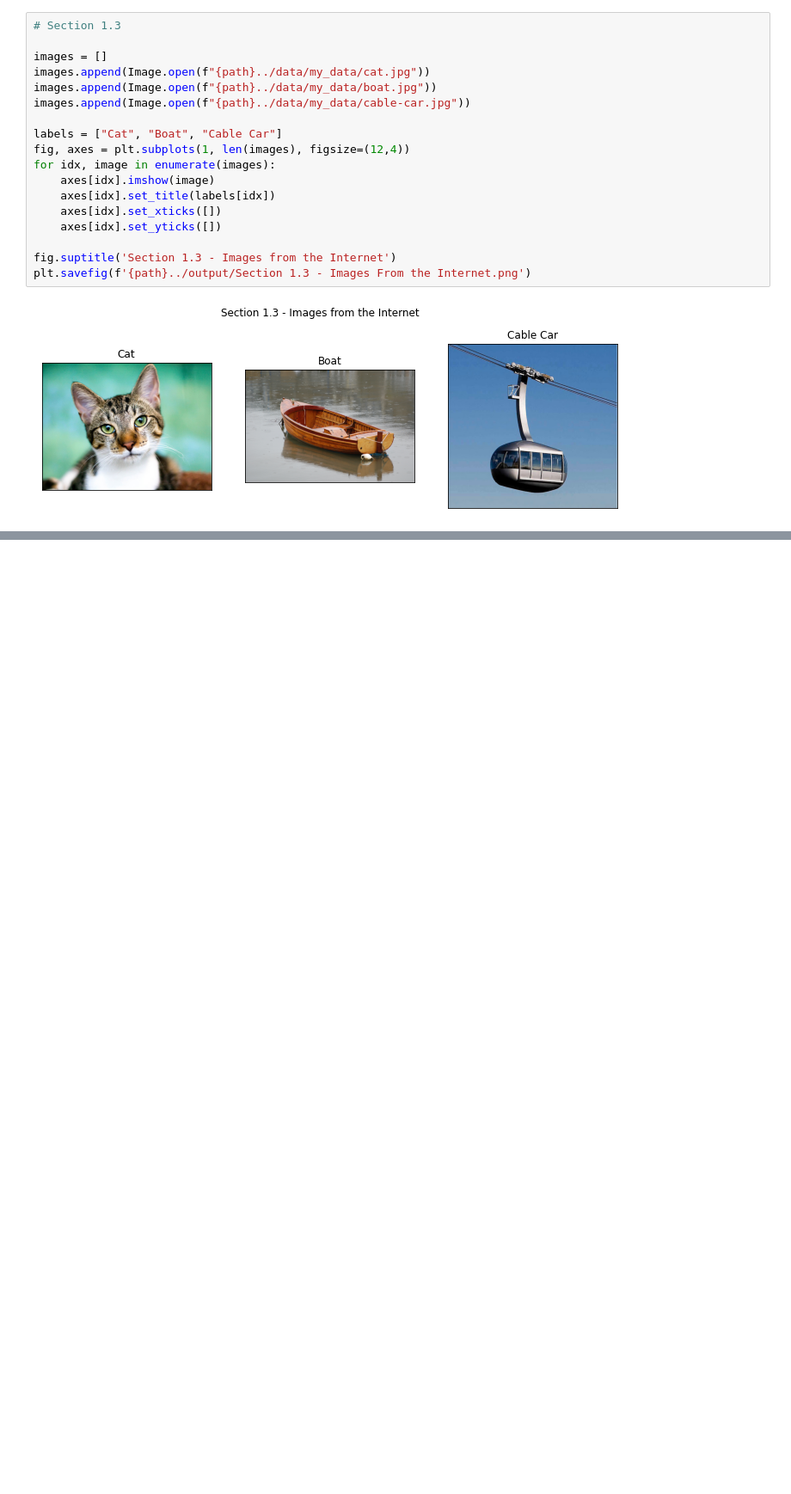
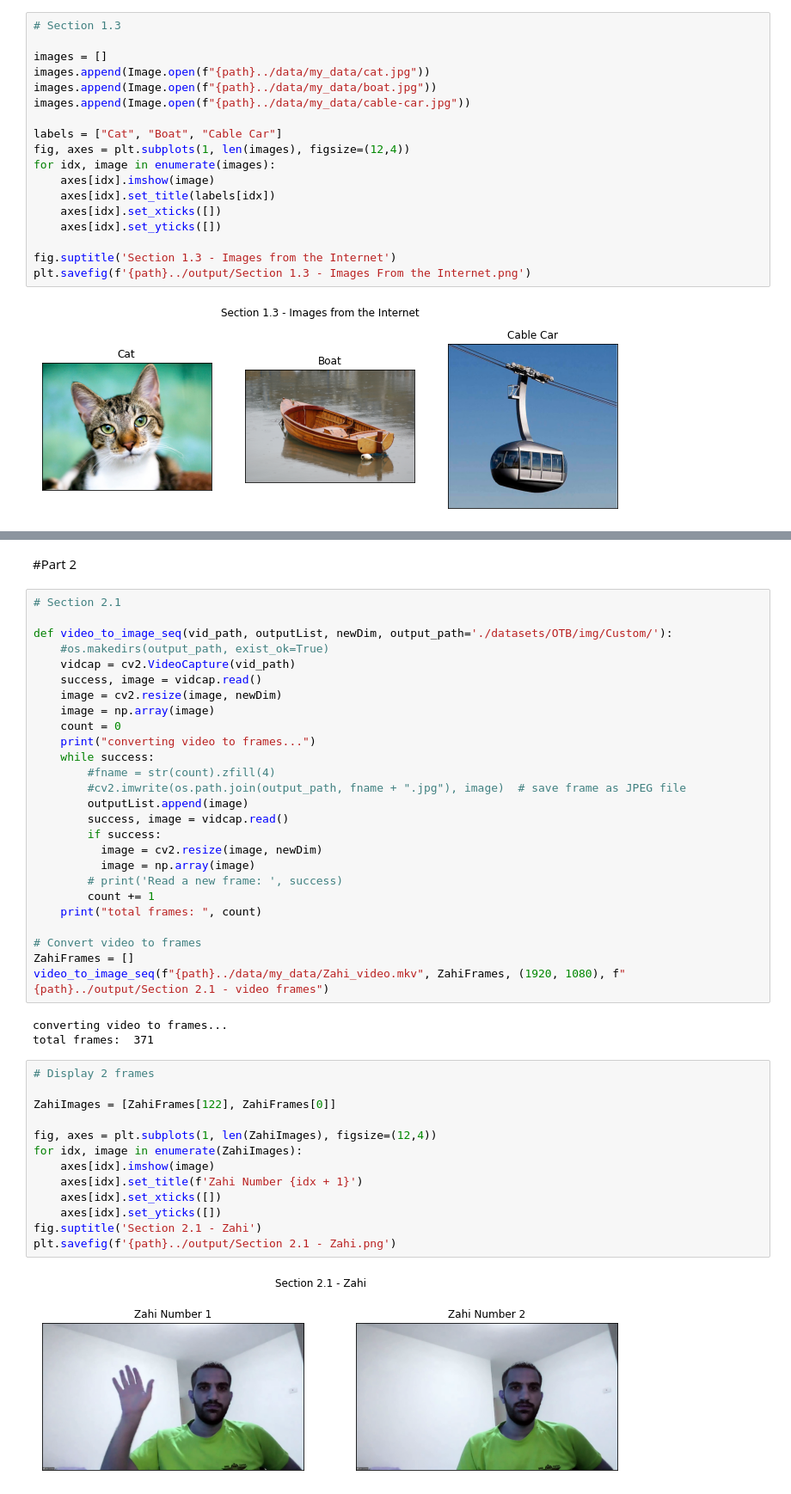
Before and after one commit to AnElectricalEngineer/Computer-Vision-HW-3, a Jupyter notebook: code/ee046746_hw3_332708007_204525612.ipynb, the cells around one changed output, grey strips where cells are left out. Shown at 86% size. Cells and saved outputs as stored; diff of their text form; blank space fills up the shorter version.

```diff
--- a/code/ee046746_hw3_332708007_204525612.ipynb
+++ b/code/ee046746_hw3_332708007_204525612.ipynb
@@ -167,0 +306,46 @@ Using cache found in /root/.cache/torch/hub/pytorch_vision_v0.5.0
+# %% [markdown]
+#Part 2
+# %%
+# Section 2.1
+
+def video_to_image_seq(vid_path, outputList, newDim, output_path='./datasets/OTB/img/Custom/'):
+    #os.makedirs(output_path, exist_ok=True)
+    vidcap = cv2.VideoCapture(vid_path)
+    success, image = vidcap.read()
+    image = cv2.resize(image, newDim)
+    image = np.array(image)
+    count = 0
+    print("converting video to frames...")
+    while success:
+        #fname = str(count).zfill(4)
+        #cv2.imwrite(os.path.join(output_path, fname + ".jpg"), image)  # save frame as JPEG file
+        outputList.append(image)
+        success, image = vidcap.read()
+        if success:
+          image = cv2.resize(image, newDim)
+          image = np.array(image)
+        # print('Read a new frame: ', success)
+        count += 1
+    print("total frames: ", count)
+
+# Convert video to frames
+ZahiFrames = []
+video_to_image_seq(f"{path}../data/my_data/Zahi_video.mkv", ZahiFrames, (1920, 1080), f"{path}../output/Section 2.1 - video frames")
+# %% [output]
+converting video to frames...
+total frames:  371
+# %%
+# Display 2 frames
+
+ZahiImages = [ZahiFrames[122], ZahiFrames[0]]
+
+fig, axes = plt.subplots(1, len(ZahiImages), figsize=(12,4))
+for idx, image in enumerate(ZahiImages):
+    axes[idx].imshow(image)
+    axes[idx].set_title(f'Zahi Number {idx + 1}')
+    axes[idx].set_xticks([])
+    axes[idx].set_yticks([])
+fig.suptitle('Section 2.1 - Zahi')
+plt.savefig(f'{path}../output/Section 2.1 - Zahi.png')
+# %% [output]
+[figure, added]
```
Also changed, not shown: parts of 16 cells of this notebook, 14 other files.
